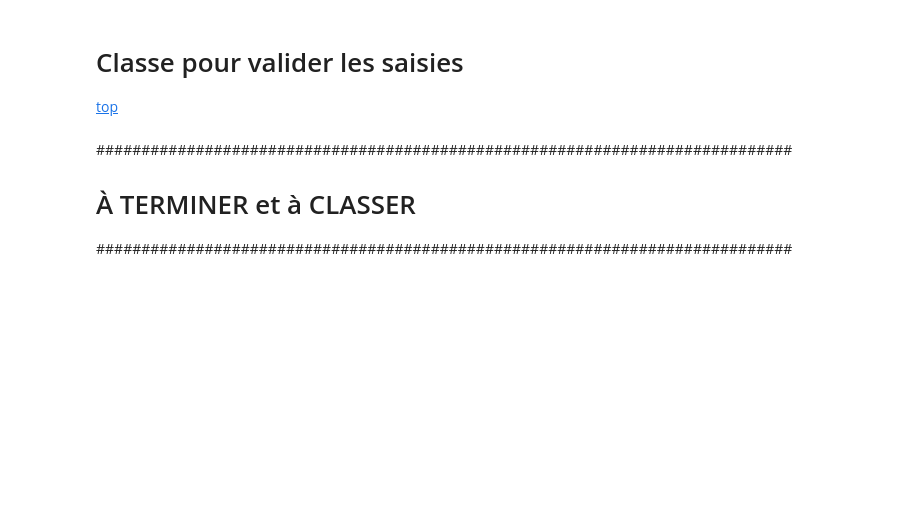
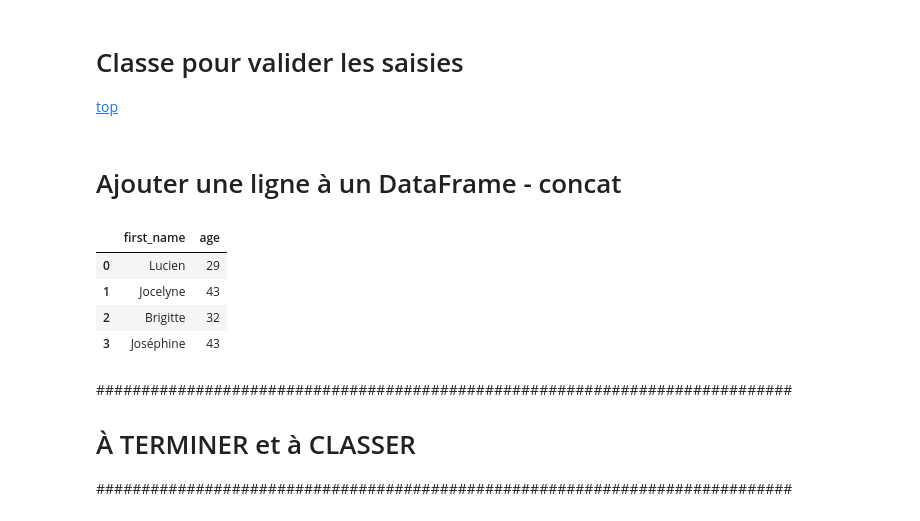
Before and after one commit to 40tude/fullstack_mars_2024, a Jupyter notebook: 12_assets/code-snippets2.ipynb, the cells around one changed output. Saved outputs shown, nothing was run; the diff lists cells and outputs as text; code cells hidden in the pictures; blank space fills up the shorter version.

```diff
--- a/12_assets/code-snippets2.ipynb
+++ b/12_assets/code-snippets2.ipynb
@@ -752,6 +753,26 @@ print (deposit)
 
 deposit = UserInput(int, "Saisir un entier").value
 print (deposit)
+# %% [markdown]
+# Ajouter une ligne à un DataFrame - concat
+# %%
+import pandas as pd
+
+# Add new row at the end of the DataFrame
+df = pd.DataFrame({"first_name":["Lucien", "Jocelyne", "Brigitte"], "age":[29, 43, 32]})
+new_row = pd.DataFrame ({
+  'first_name': ['Joséphine'],
+  'age': [43],
+})
+
+df = pd.concat([df, new_row], ignore_index=True)
+display(df)
+# %% [output]
+|  | first_name | age |
+| 0 | Lucien | 29 |
+| 1 | Jocelyne | 43 |
+| 2 | Brigitte | 32 |
+| 3 | Joséphine | 43 |
 # %% [markdown]
 
 
```
Also changed, not shown: parts of 1 cell of this notebook.
